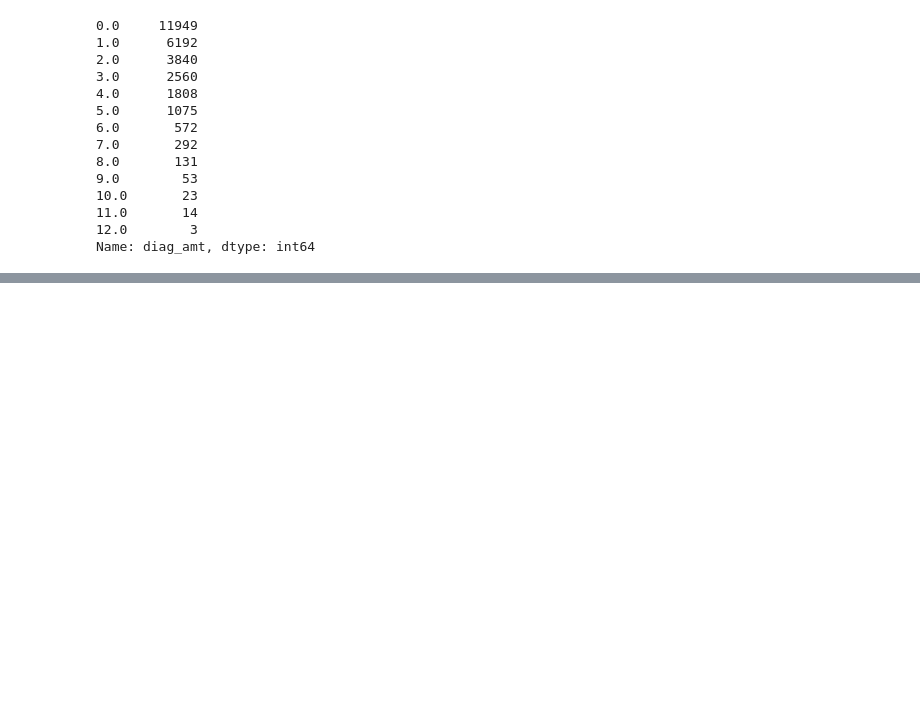
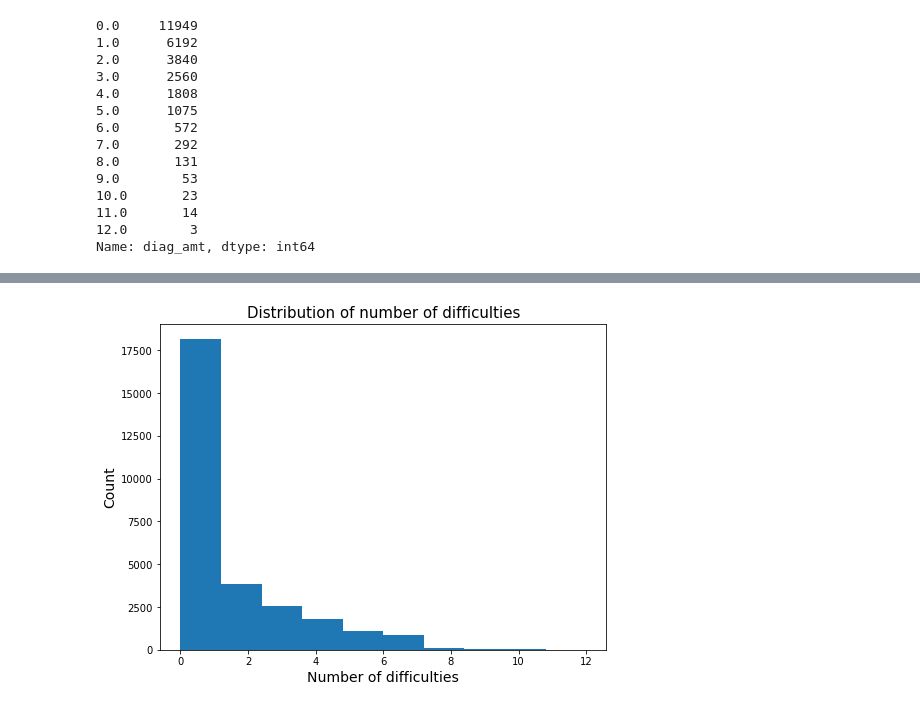
Before and after one commit to malmuntazarharris/medical-expenditure-prediction, a Jupyter notebook: xgboost/eda_feature_engineering.ipynb, the cells around one changed output, grey strips where cells are left out. Saved outputs shown, nothing was run; the diff lists cells and outputs as text; code cells hidden in the pictures; blank space fills up the shorter version.

Commit message:
Update for total income, ethnicity and number of diff

```diff
--- a/xgboost/eda_feature_engineering.ipynb
+++ b/xgboost/eda_feature_engineering.ipynb
@@ -417,2 +417,15 @@ plt.show()
+# %%
+diff_variables = [name for name in df.columns.values if "cannot" in name]
+foo = lambda row: sum([row[n] for n in diff_variables if row[n] == 1])
+df["number_of_diff"] = df.apply(foo, axis = 1)
+# %%
+plt.figure(figsize = (8, 6))
+plt.hist(df["number_of_diff"])
+plt.title("Distribution of number of difficulties", size = 15)
+plt.xlabel("Number of difficulties", size = 14)
+plt.ylabel("Count", size = 14)
+plt.show()
+# %% [output]
+[figure, added]
 # %%
 df.to_csv('C:/Users/Malcolm/Documents/MedicalExpenditure/data/meps_data_2019_new_feats.csv',index = False)
```
Also changed, not shown: parts of 12 cells of this notebook, 4 other files.
